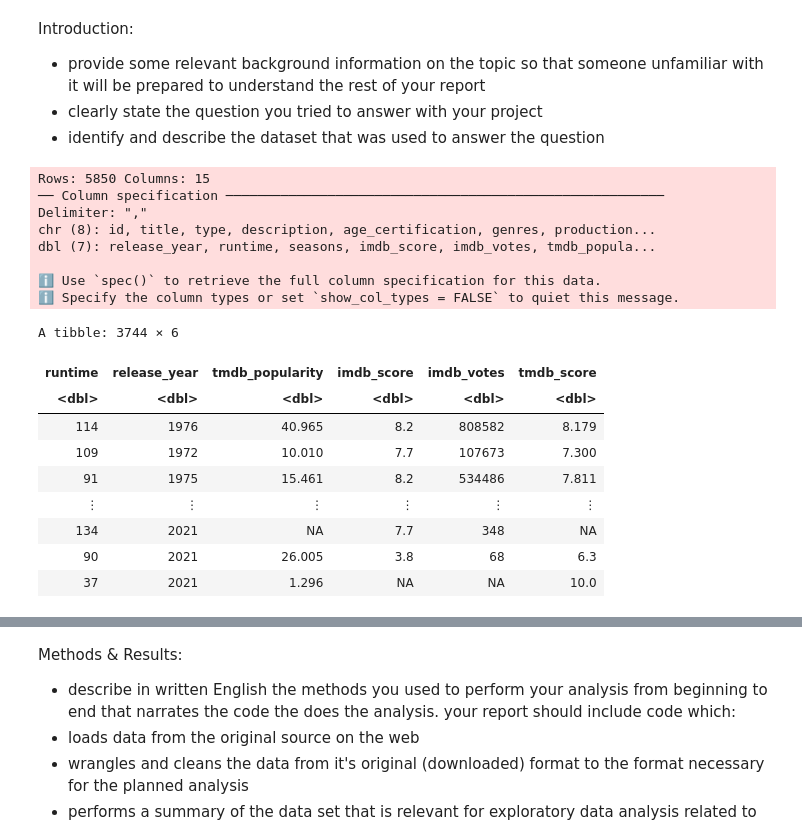
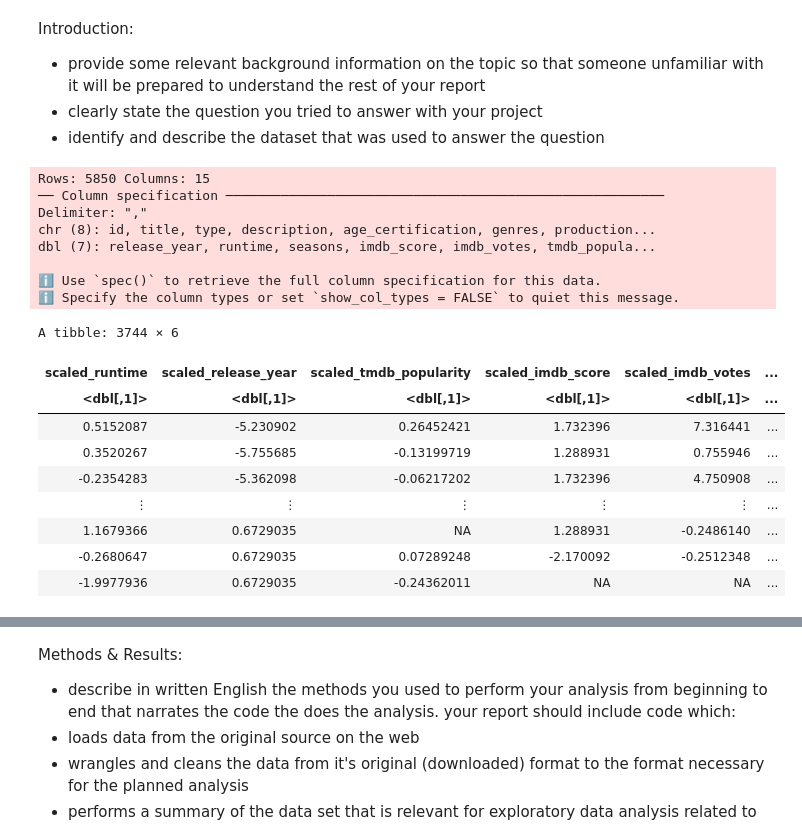
Before and after one commit to sm020402/dsci-100-2022w1-group-98, a Jupyter notebook: project_proposal/report.ipynb, the cells around one changed output, grey strips where cells are left out. Saved outputs shown, nothing was run; the diff lists cells and outputs as text; code cells hidden in the pictures.

```diff
--- a/project_proposal/report.ipynb
+++ b/project_proposal/report.ipynb
@@ -13,30 +13,41 @@ options(repr.matrix.max.rows = 6)
 # %%
 #loads data from the original source on the web
 titles_data <- read_csv("https://github.com/sm020402/dsci-100-2022w1-group-98/raw/main/project_proposal/data/titles.csv")
 
 #filter out only movies from the data and select only the number column
 titles_movie_data <- titles_data %>%
     filter(type == "MOVIE") %>%
     select(runtime, release_year, tmdb_popularity,imdb_score, imdb_votes, tmdb_popularity, tmdb_score)
-titles_movie_data
+
+titles_movie_data_scaled <- titles_movie_data|>
+mutate(scaled_runtime = scale(runtime, center=TRUE),
+       scaled_release_year=scale(release_year, center=TRUE),
+       scaled_tmdb_popularity=scale(tmdb_popularity, center=TRUE),
+       scaled_imdb_score=scale(imdb_score, center=TRUE),
+       scaled_imdb_votes=scale(imdb_votes, center=TRUE),
+       scaled_tmdb_popularity=scale(tmdb_popularity, center=TRUE),
+       scaled_tmdb_score=scale(tmdb_score, center=TRUE))
+titles_movie_scaled <- titles_movie_data_scaled|>
+select(-runtime, -release_year, -tmdb_popularity,-imdb_score, -imdb_votes, -tmdb_popularity, -tmdb_score)
+titles_movie_scaled
 # %% [output]
 Rows: 5850 Columns: 15
 ── Column specification ────────────────────────────────────────────────────────
 Delimiter: ","
 chr (8): id, title, type, description, age_certification, genres, production...
 dbl (7): release_year, runtime, seasons, imdb_score, imdb_votes, tmdb_popula...
 
 ℹ Use `spec()` to retrieve the full column specification for this data.
 ℹ Specify the column types or set `show_col_types = FALSE` to quiet this message.
 A tibble: 3744 × 6
-| runtime | release_year | tmdb_popularity | imdb_score | imdb_votes | tmdb_score |
-| <dbl> | <dbl> | <dbl> | <dbl> | <dbl> | <dbl> |
-| 114 | 1976 | 40.965 | 8.2 | 808582 | 8.179 |
-| 109 | 1972 | 10.010 | 7.7 | 107673 | 7.300 |
-| 91 | 1975 | 15.461 | 8.2 | 534486 | 7.811 |
-| ⋮ | ⋮ | ⋮ | ⋮ | ⋮ | ⋮ |
-| 134 | 2021 | NA | 7.7 | 348 | NA |
-| 90 | 2021 | 26.005 | 3.8 | 68 | 6.3 |
-| 37 | 2021 | 1.296 | NA | NA | 10.0 |
+| scaled_runtime | scaled_release_year | scaled_tmdb_popularity | scaled_imdb_score | scaled_imdb_votes | ... |
+| <dbl[,1]> | <dbl[,1]> | <dbl[,1]> | <dbl[,1]> | <dbl[,1]> | ... |
+| 0.5152087 | -5.230902 | 0.26452421 | 1.732396 | 7.316441 | ... |
+| 0.3520267 | -5.755685 | -0.13199719 | 1.288931 | 0.755946 | ... |
+| -0.2354283 | -5.362098 | -0.06217202 | 1.732396 | 4.750908 | ... |
+| ⋮ | ⋮ | ⋮ | ⋮ | ⋮ | ... |
+| 1.1679366 | 0.6729035 | NA | 1.288931 | -0.2486140 | ... |
+| -0.2680647 | 0.6729035 | 0.07289248 | -2.170092 | -0.2512348 | ... |
+| -1.9977936 | 0.6729035 | -0.24362011 | NA | NA | ... |
 # %%
 titles_missing_values <-
```
Also changed, not shown: parts of 8 cells of this notebook.
